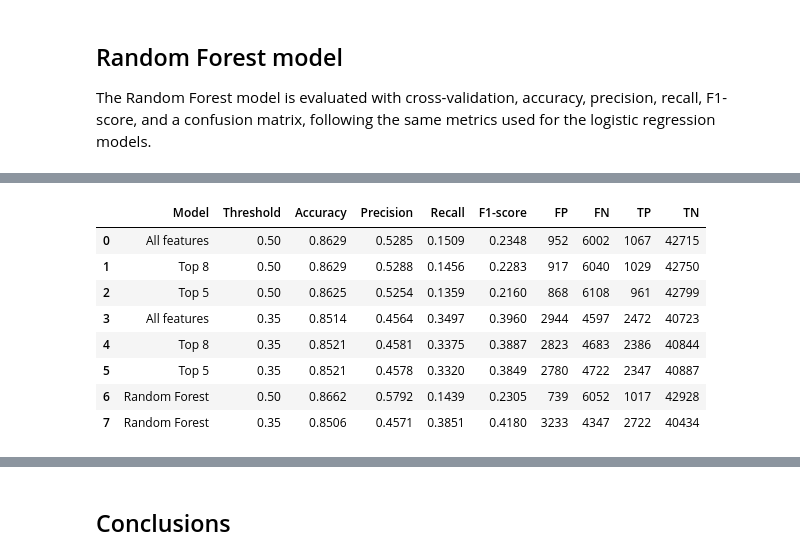
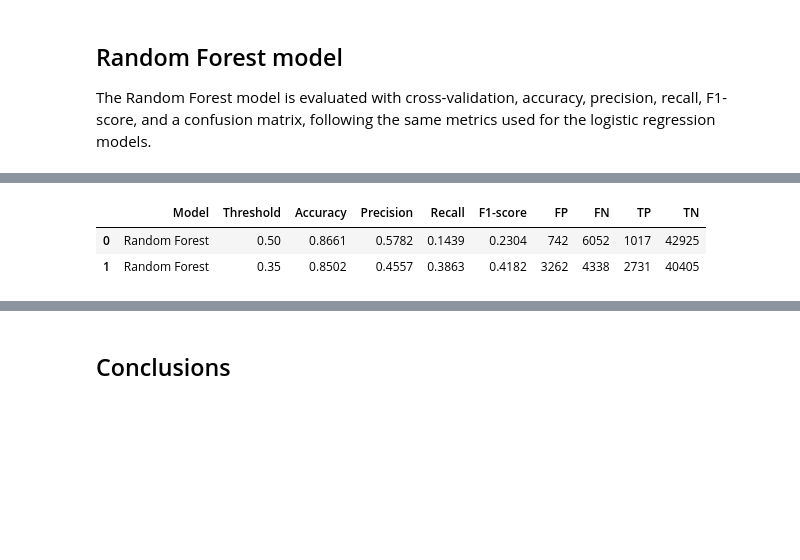
Before and after one commit to MustBeViable/DatanKasittely, a Jupyter notebook: Diabetes-machine-learn-project2.ipynb, the cells around one changed output, grey strips where cells are left out. Drawn from its saved outputs; the diff is of its cells as text; code cells hidden in the pictures; blank space fills up the shorter version.

Commit message:
add evaluation scroes separately for logistic and forest model and new dataframe in the end of evaluation part with combination of scores

```diff
--- a/Diabetes-machine-learn-project2.ipynb
+++ b/Diabetes-machine-learn-project2.ipynb
@@ -591,38 +653,54 @@ weighted avg       0.84      0.87      0.83     50736
 [figure]
 # %%
+results_random = []
+
 results.append(
+    evaluate_model(
+        forest_model,
+        X_test_forest,
+        y_test_forest,
+        "Random Forest",
+        0.5
+    )
+)
+
+results_random.append(
     evaluate_model(
         forest_model,
         X_test_forest,
         y_test_forest,
         "Random Forest",
         0.5
     )
 )
 
 results.append(
     evaluate_model(
         forest_model,
         X_test_forest,
         y_test_forest,
         "Random Forest",
         0.35
     )
 )
 
-comparison_df = pd.DataFrame(results)
+results_random.append(
+    evaluate_model(
+        forest_model,
+        X_test_forest,
+        y_test_forest,
+        "Random Forest",
+        0.35
+    )
+)
 
-display(comparison_df.round(4))
+comparison_df_forest = pd.DataFrame(results_random)
+
+display(comparison_df_forest.round(4))
 # %% [output]
 |  | Model | Threshold | Accuracy | Precision | Recall | F1-score | FP | FN | TP | TN |
-| 0 | All features | 0.50 | 0.8629 | 0.5285 | 0.1509 | 0.2348 | 952 | 6002 | 1067 | 42715 |
-| 1 | Top 8 | 0.50 | 0.8629 | 0.5288 | 0.1456 | 0.2283 | 917 | 6040 | 1029 | 42750 |
-| 2 | Top 5 | 0.50 | 0.8625 | 0.5254 | 0.1359 | 0.2160 | 868 | 6108 | 961 | 42799 |
-| 3 | All features | 0.35 | 0.8514 | 0.4564 | 0.3497 | 0.3960 | 2944 | 4597 | 2472 | 40723 |
-| 4 | Top 8 | 0.35 | 0.8521 | 0.4581 | 0.3375 | 0.3887 | 2823 | 4683 | 2386 | 40844 |
-| 5 | Top 5 | 0.35 | 0.8521 | 0.4578 | 0.3320 | 0.3849 | 2780 | 4722 | 2347 | 40887 |
-| 6 | Random Forest | 0.50 | 0.8662 | 0.5792 | 0.1439 | 0.2305 | 739 | 6052 | 1017 | 42928 |
-| 7 | Random Forest | 0.35 | 0.8506 | 0.4571 | 0.3851 | 0.4180 | 3233 | 4347 | 2722 | 40434 |
+| 0 | Random Forest | 0.50 | 0.8661 | 0.5782 | 0.1439 | 0.2304 | 742 | 6052 | 1017 | 42925 |
+| 1 | Random Forest | 0.35 | 0.8502 | 0.4557 | 0.3863 | 0.4182 | 3262 | 4338 | 2731 | 40405 |
 # %%
 y_prob_forest = forest_model.predict_proba(X_test_forest)[:, 1]
 y_pred_forest_035 = (y_prob_forest >= 0.35).astype(int)
```
Also changed, not shown: parts of 6 cells of this notebook.
